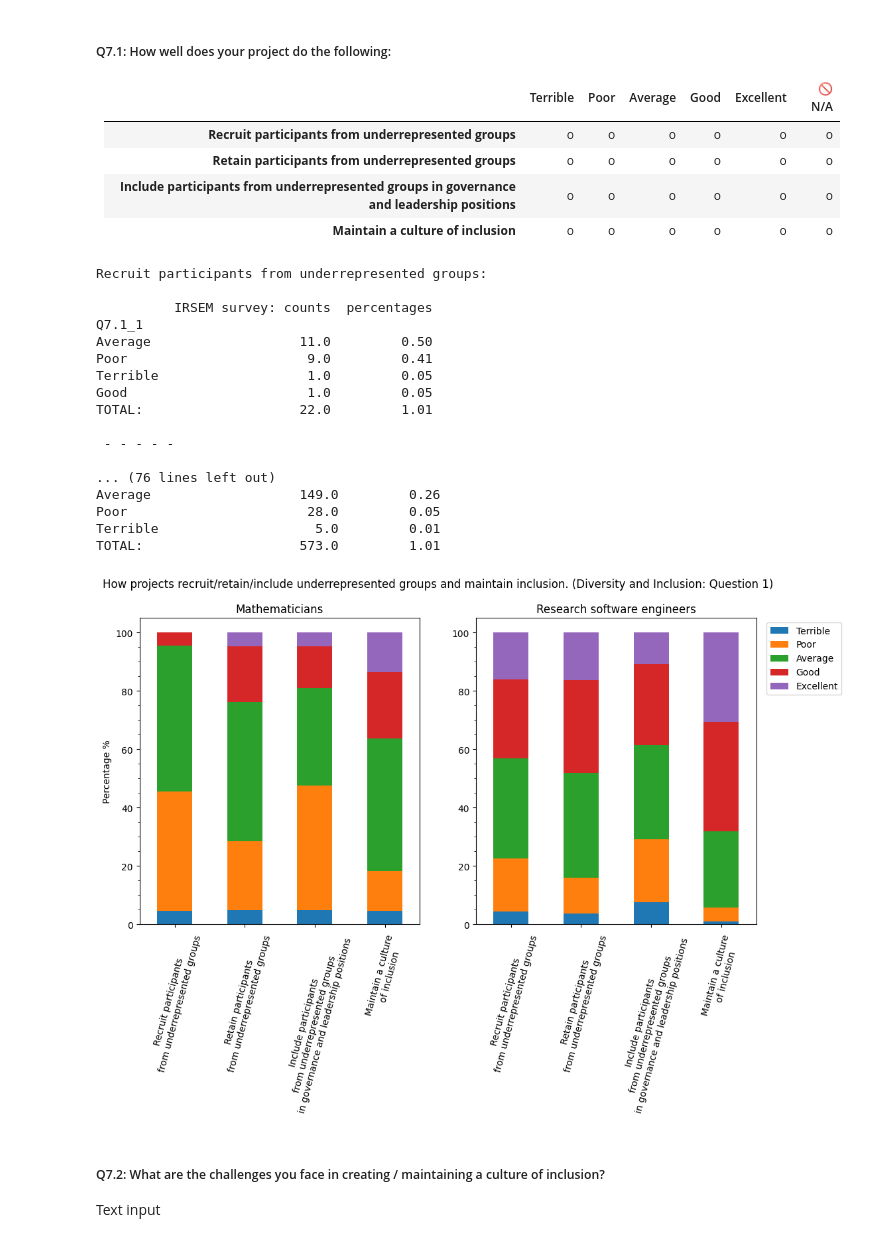
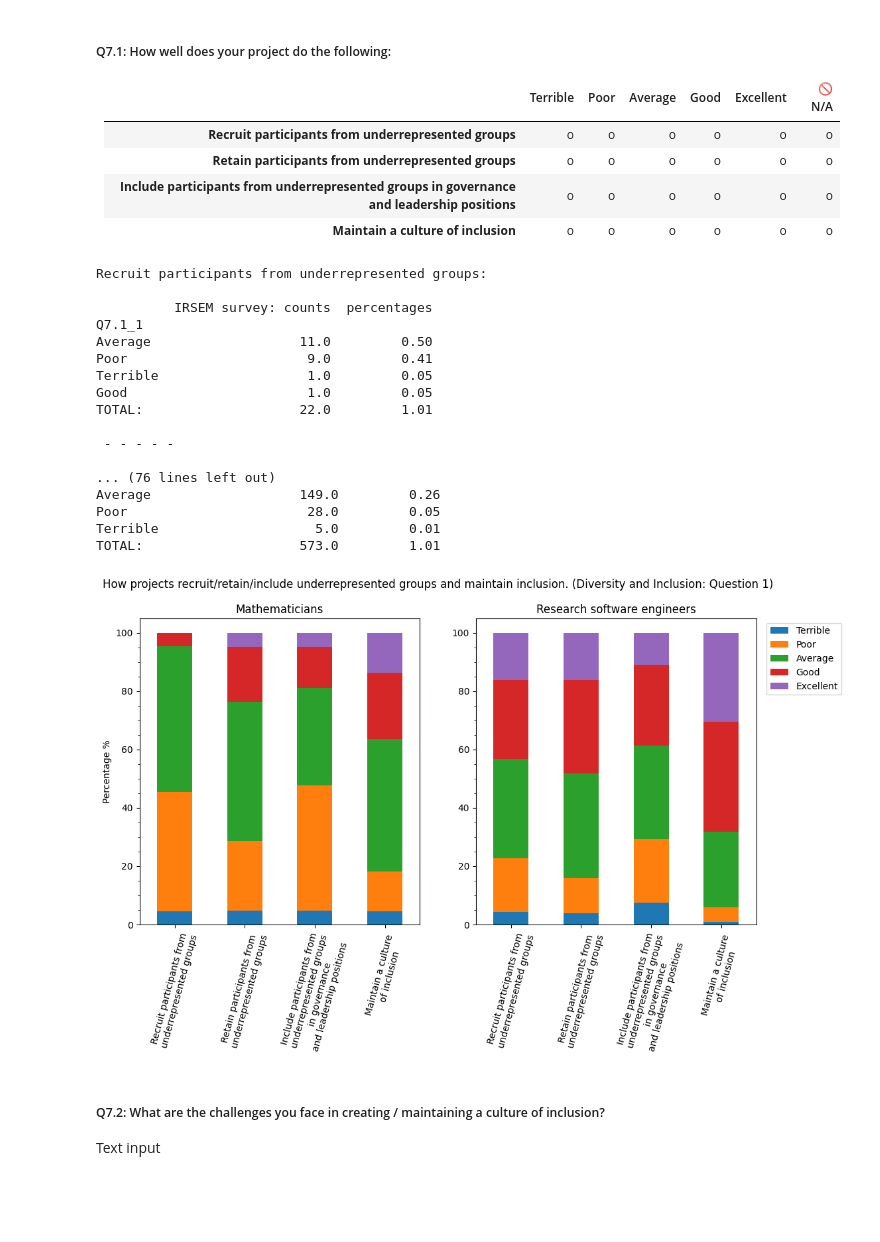
Before and after one commit to Not-Abram/Survey-for-Improving-Research-Software-Engineering-in-Mathematics, a Jupyter notebook: notebooks/surveydatacomparison.ipynb, the cells around one changed output. Drawn from its saved outputs; the diff is of its cells as text; code cells hidden in the pictures; blank space fills up the shorter version.

```diff
--- a/notebooks/surveydatacomparison.ipynb
+++ b/notebooks/surveydatacomparison.ipynb
@@ -1510,38 +1510,38 @@ questionID = "Q7.1"
 title = 'How projects recruit/retain/include underrepresented groups and maintain inclusion. (Diversity and Inclusion: Question 1)'
 figtitle1 = 'Mathematicians'
 figtitle2 = 'Research software engineers'
-STATEMENTS = ["Recruit participants \nfrom underrepresented groups",
-              "Retain participants \nfrom underrepresented groups",
-              "Include participants \nfrom underrepresented groups\n in governance and leadership positions",
+STATEMENTS = ["Recruit participants from\nunderrepresented groups",
+              "Retain participants from\nunderrepresented groups",
+              "Include participants from\nunderrepresented groups\nin governance\nand leadership positions",
               "Maintain a culture \nof inclusion"]
 ANSWERS = ['Terrible',
            'Poor',
            'Average',
            'Good',
            'Excellent']
 
 # print raw data
 #print_question_set(question=questionID, statements=STATEMENTS)
 graph_likert_matrix(questionID=questionID, title=title, IRSEMsubtitle=figtitle1, URSSIsubtitle=figtitle2, statements=STATEMENTS, answers=ANSWERS, labelrotation=75)
 # %% [output]
 Recruit participants from underrepresented groups:
 
           IRSEM survey: counts  percentages
 Q7.1_1
 Average                   11.0         0.50
 Poor                       9.0         0.41
 Terrible                   1.0         0.05
 Good                       1.0         0.05
 TOTAL:                    22.0         1.01
 
  - - - - -
 
 ... (76 lines left out)
 Average                   149.0         0.26
 Poor                       28.0         0.05
 Terrible                    5.0         0.01
 TOTAL:                    573.0         1.01
-[figure, old version]
+[figure, new version]
 # %% [markdown]
 ##### Q7.2: What are the challenges you face in creating / maintaining a culture of inclusion?
 
```
Also changed, not shown: parts of 8 cells of this notebook, 1 other file.
